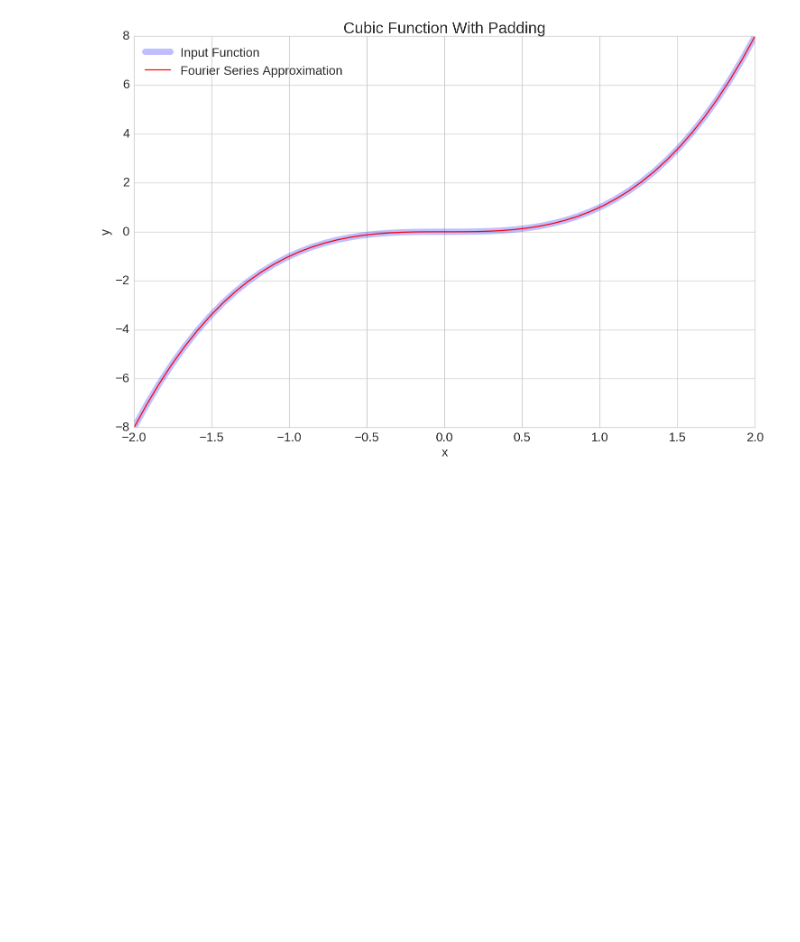
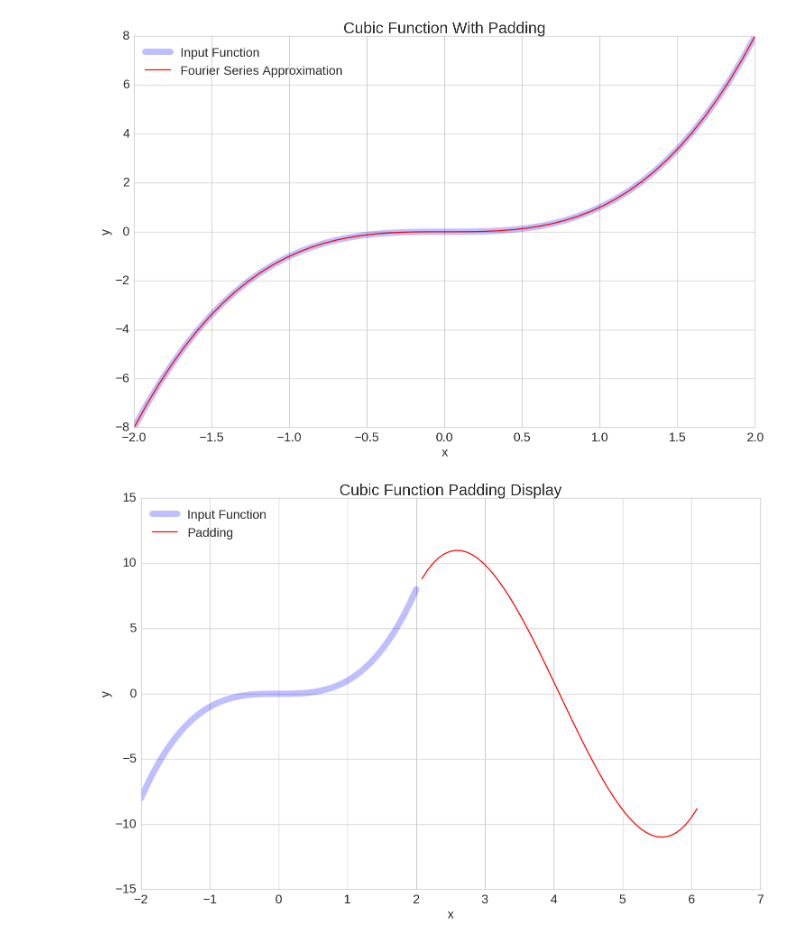
Before and after one commit to jbhersch/fast_fourier_series, a Jupyter notebook: cubic.ipynb, the cells around one changed output. Cells and saved outputs as stored; diff of their text form; code cells hidden in the pictures; blank space fills up the shorter version.

Commit message:
commented ffs.py and made some more plots

```diff
--- a/cubic.ipynb
+++ b/cubic.ipynb
@@ -8,6 +8,8 @@ import seaborn as sns
 sns.set_style("whitegrid")
 
 %matplotlib inline
+
+save_plots = False
 # %%
 x = np.linspace(-2,2,50)
 y = x**3
@@ -104,18 +111,22 @@ plt.show()
 # %% [output]
 [figure]
 # %%
-xpad = fs_pad.x
+# xpad = np.hstack((fs_pad.x[fs_pad.n0:], [fs_pad.x[-1] + fs_pad.h]))
+xpad = fs_pad.x[fs_pad.n0:]
 
 plt.figure(figsize=(15,10))
 plt.plot(x,y,'b',linewidth=10, alpha = 0.25, label = 'Input Function')
-plt.plot(xpad,fs_pad.evaluate(xpad),'r', label = 'Fourier Series Approximation')
+plt.plot(xpad,fs_pad.evaluate(xpad),'r', label = 'Padding')
 plt.xlabel('x', fontsize=20)
 plt.xticks(fontsize=20)
 plt.ylabel('y', fontsize=20)
 plt.yticks(fontsize=20)
-plt.title('Cubic Function With Padding', fontsize=25)
+plt.title('Cubic Function Padding Display', fontsize=25)
 plt.legend(loc = 'upper left', prop={'size':20})
 
 plt.tight_layout()
-# plt.savefig('images/bell_curve_with_padding.png')
+if save_plots:
+    plt.savefig('images/cubic_padding_display.png')
 plt.show()
+# %% [output]
+[figure, added]
```
Also changed, not shown: parts of 6 cells of this notebook, 3 other files.
